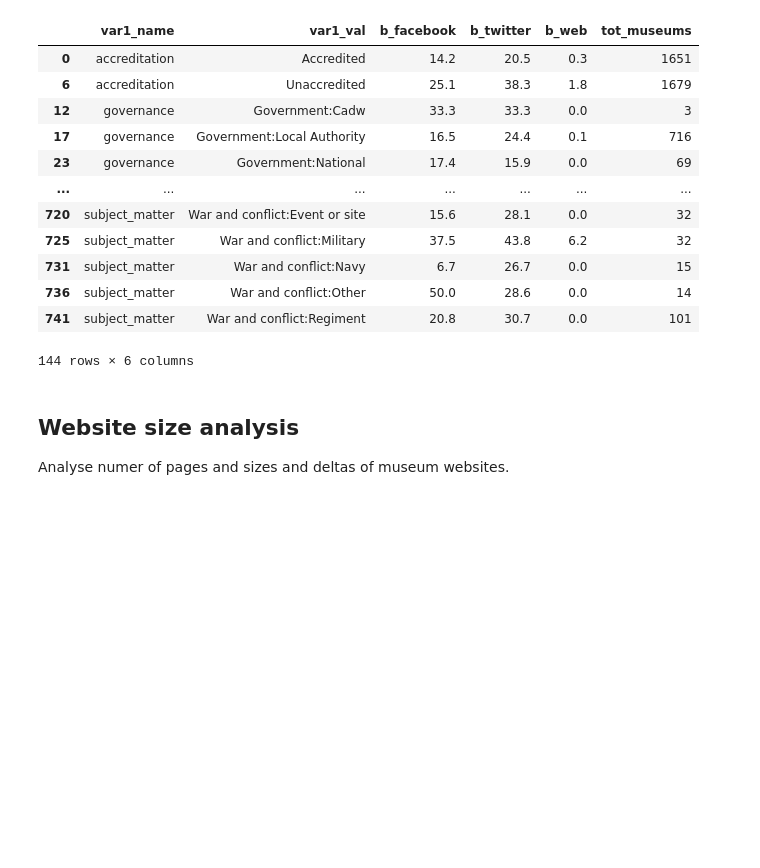
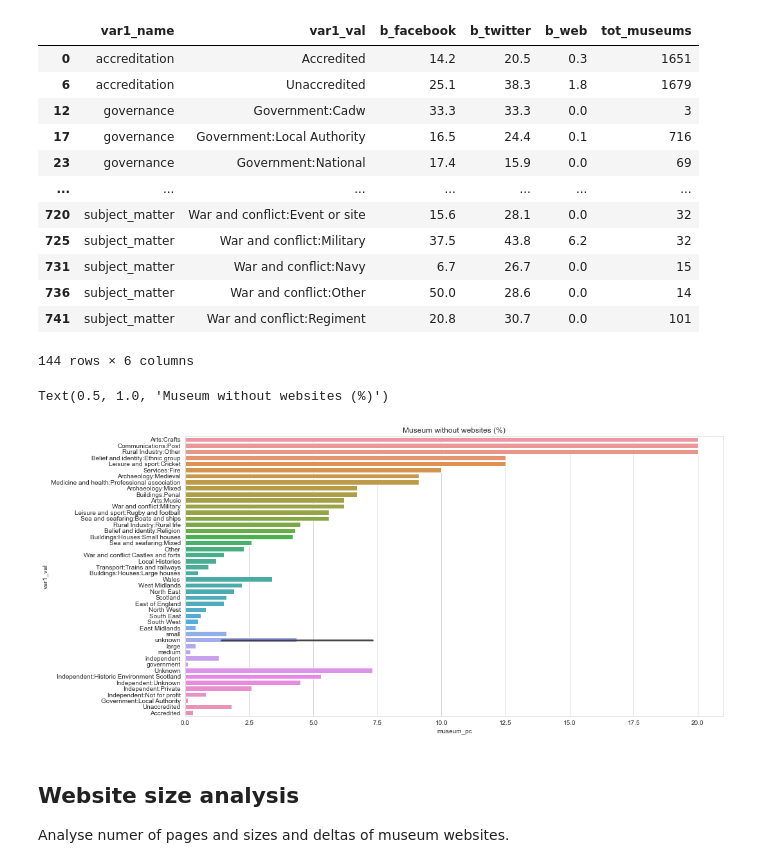
Before and after one commit to Birkbeck/museums-in-the-pandemic, a Jupyter notebook: mip/notebooks_py/02_extract_indicators.ipynb, the cells around one changed output. Cells and saved outputs as stored; diff of their text form; code cells hidden in the pictures; blank space fills up the shorter version.

```diff
--- a/mip/notebooks_py/02_extract_indicators.ipynb
+++ b/mip/notebooks_py/02_extract_indicators.ipynb
@@ -1201,6 +1201,15 @@ wide_df
 | 736 | subject_matter | War and conflict:Other | 50.0 | 28.6 | 0.0 | 14 |
 | 741 | subject_matter | War and conflict:Regiment | 20.8 | 30.7 | 0.0 | 101 |
 144 rows × 6 columns
+# %%
+df = web_res_df[~web_res_df.var2_val]
+plt.figure(figsize=(15,8))
+sns.barplot(data=df[df.var2_name=='b_web'].sort_values(['var1_name','museum_pc'], ascending=False),
+            x='museum_pc', y='var1_val')
+plt.title("Museum without websites (%)")
+# %% [output]
+Text(0.5, 1.0, 'Museum without websites (%)')
+[figure, added]
 # %% [markdown]
 ## Website size analysis
 
```
